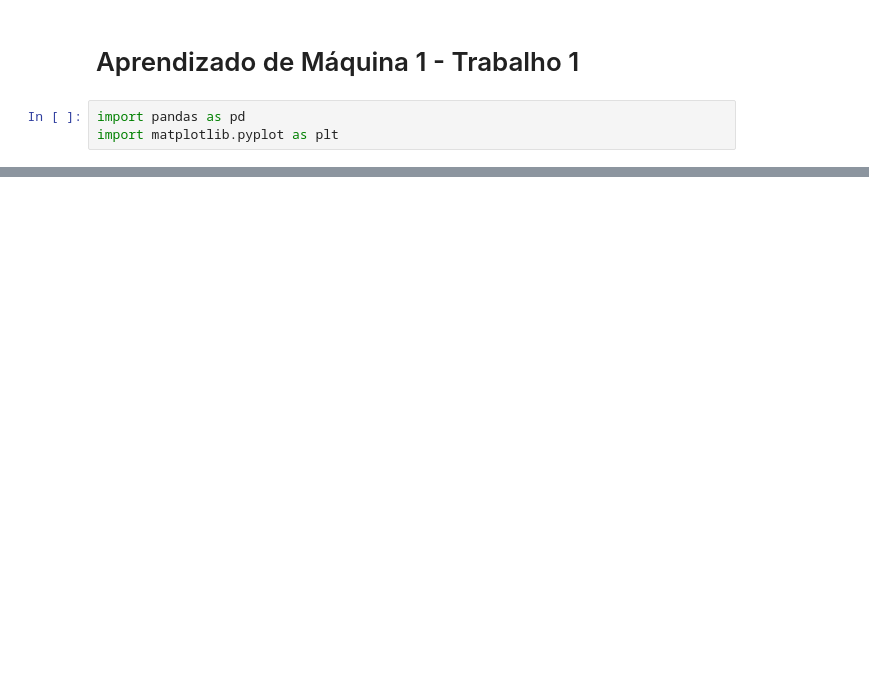
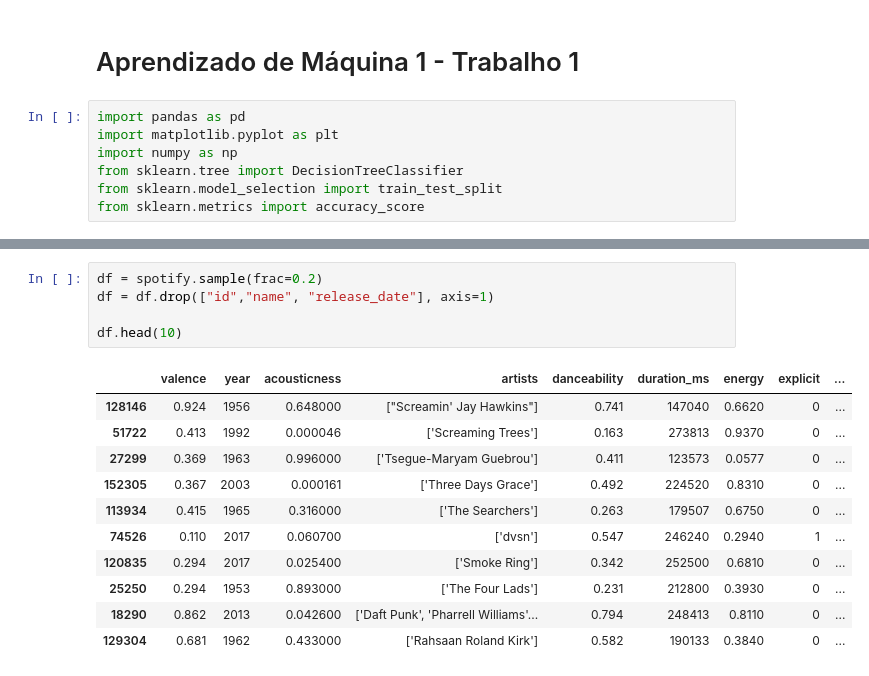
Before and after one commit to DaanMoura/AprendizadoDeMaquina, a Jupyter notebook: AM1_SpotifyData.ipynb, the cells around one changed output, grey strips where cells are left out. Saved outputs shown, nothing was run; the diff lists cells and outputs as text; blank space fills up the shorter version.

```diff
--- a/AM1_SpotifyData.ipynb
+++ b/AM1_SpotifyData.ipynb
@@ -5,6 +5,10 @@
 # %%
 import pandas as pd
 import matplotlib.pyplot as plt
+import numpy as np
+from sklearn.tree import DecisionTreeClassifier
+from sklearn.model_selection import train_test_split
+from sklearn.metrics import accuracy_score
 # %%
 spotify = pd.read_csv("https://raw.githubusercontent.com/DaanMoura/AprendizadoDeMaquina/main/data/data.csv")
 
@@ -28,3 +32,20 @@ spotify.describe()
 | 50% | 0.540000 | 1977.000000 | 0.516000 | 0.548000 | 2.074670e+05 | 0.471000 | 0.000000 | 0.000216 | ... |
 | 75% | 0.747000 | 1999.000000 | 0.893000 | 0.668000 | 2.624000e+05 | 0.703000 | 0.000000 | 0.102000 | ... |
 | max | 1.000000 | 2020.000000 | 0.996000 | 0.988000 | 5.403500e+06 | 1.000000 | 1.000000 | 1.000000 | ... |
+# %%
+df = spotify.sample(frac=0.2)
+df = df.drop(["id","name", "release_date"], axis=1)
+
+df.head(10)
+# %% [output]
+|  | valence | year | acousticness | artists | danceability | duration_ms | energy | explicit | ... |
+| 128146 | 0.924 | 1956 | 0.648000 | ["Screamin' Jay Hawkins"] | 0.741 | 147040 | 0.6620 | 0 | ... |
+| 51722 | 0.413 | 1992 | 0.000046 | ['Screaming Trees'] | 0.163 | 273813 | 0.9370 | 0 | ... |
+| 27299 | 0.369 | 1963 | 0.996000 | ['Tsegue-Maryam Guebrou'] | 0.411 | 123573 | 0.0577 | 0 | ... |
+| 152305 | 0.367 | 2003 | 0.000161 | ['Three Days Grace'] | 0.492 | 224520 | 0.8310 | 0 | ... |
+| 113934 | 0.415 | 1965 | 0.316000 | ['The Searchers'] | 0.263 | 179507 | 0.6750 | 0 | ... |
+| 74526 | 0.110 | 2017 | 0.060700 | ['dvsn'] | 0.547 | 246240 | 0.2940 | 1 | ... |
+| 120835 | 0.294 | 2017 | 0.025400 | ['Smoke Ring'] | 0.342 | 252500 | 0.6810 | 0 | ... |
+| 25250 | 0.294 | 1953 | 0.893000 | ['The Four Lads'] | 0.231 | 212800 | 0.3930 | 0 | ... |
+| 18290 | 0.862 | 2013 | 0.042600 | ['Daft Punk', 'Pharrell Williams'... | 0.794 | 248413 | 0.8110 | 0 | ... |
+| 129304 | 0.681 | 1962 | 0.433000 | ['Rahsaan Roland Kirk'] | 0.582 | 190133 | 0.3840 | 0 | ... |
```
Also changed, not shown: parts of 7 cells of this notebook.
